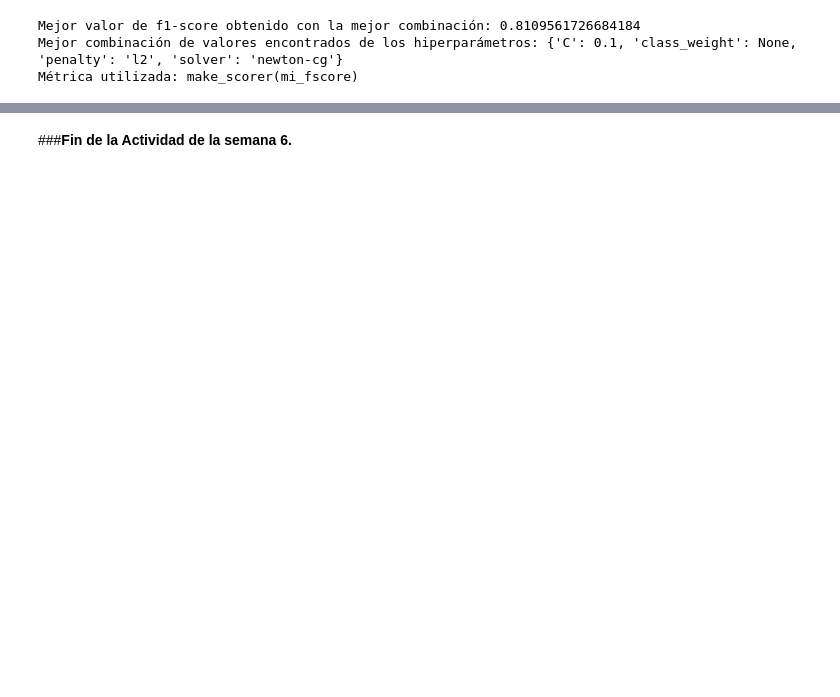
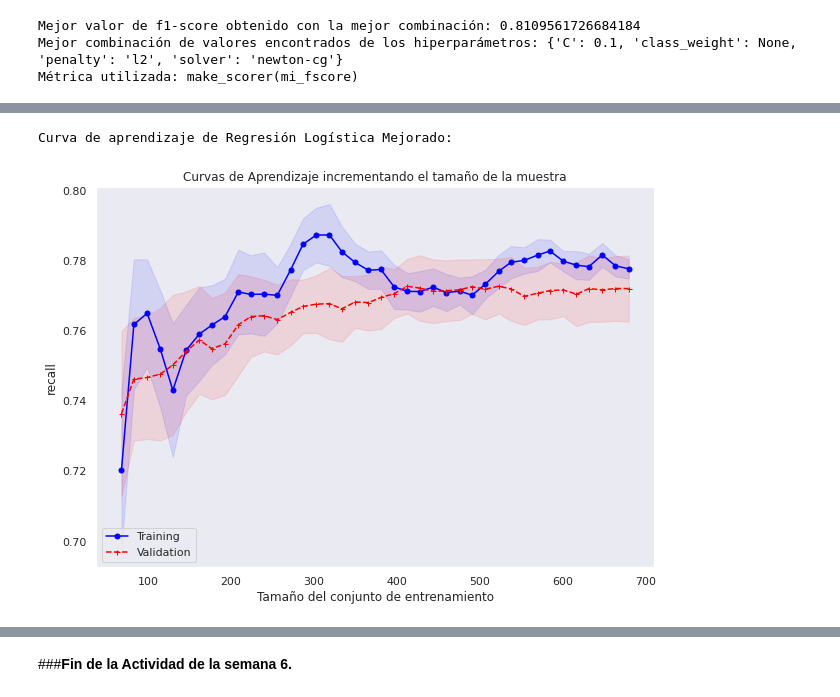
Before and after one commit to valeriaarh/iayaa-Equipo-59, a Jupyter notebook: MNA_IAyAA_semana_6_Actividad_rev5.ipynb, the cells around one changed output, grey strips where cells are left out. Cells and saved outputs as stored; diff of their text form; code cells hidden in the pictures; blank space fills up the shorter version.

```diff
--- a/MNA_IAyAA_semana_6_Actividad_rev5.ipynb
+++ b/MNA_IAyAA_semana_6_Actividad_rev5.ipynb
@@ -992,0 +768,8 @@ Mejor valor del modelo del Bosque Aleatorio: 0.7
+# %%
+Kfold = RepeatedStratifiedKFold(n_splits=5, n_repeats=3,random_state=0)
+
+dicc_grid = {'model__C':[0.01,0.1,1,10,100],
+             'model__solver':['newton-cg','lbfgs','liblinear','sag','saga'],
+             'model__class_weight':['balanced'],
+             'model__penalty':['l2','elasticnet']
+             }
@@ -992,0 +825,10 @@ Mejor valor del modelo del Bosque Aleatorio: 0.7
+# %%
+print('Curva de aprendizaje de Regresión Logística Mejorado:')
+mi_GridPlot (LogisticRegression(penalty=LR_grid.best_params_.get('model__penalty'),
+                            max_iter=10000,
+                            C=LR_grid.best_params_.get('model__C'),
+                            solver=LR_grid.best_params_.get('model__solver'),
+                            class_weight=LR_grid.best_params_.get('model__class_weight')),Xtrain,Ytrain,i=6)
+# %% [output]
+Curva de aprendizaje de Regresión Logística Mejorado:
+[figure, added]
```
Also changed, not shown: parts of 48 cells of this notebook.
